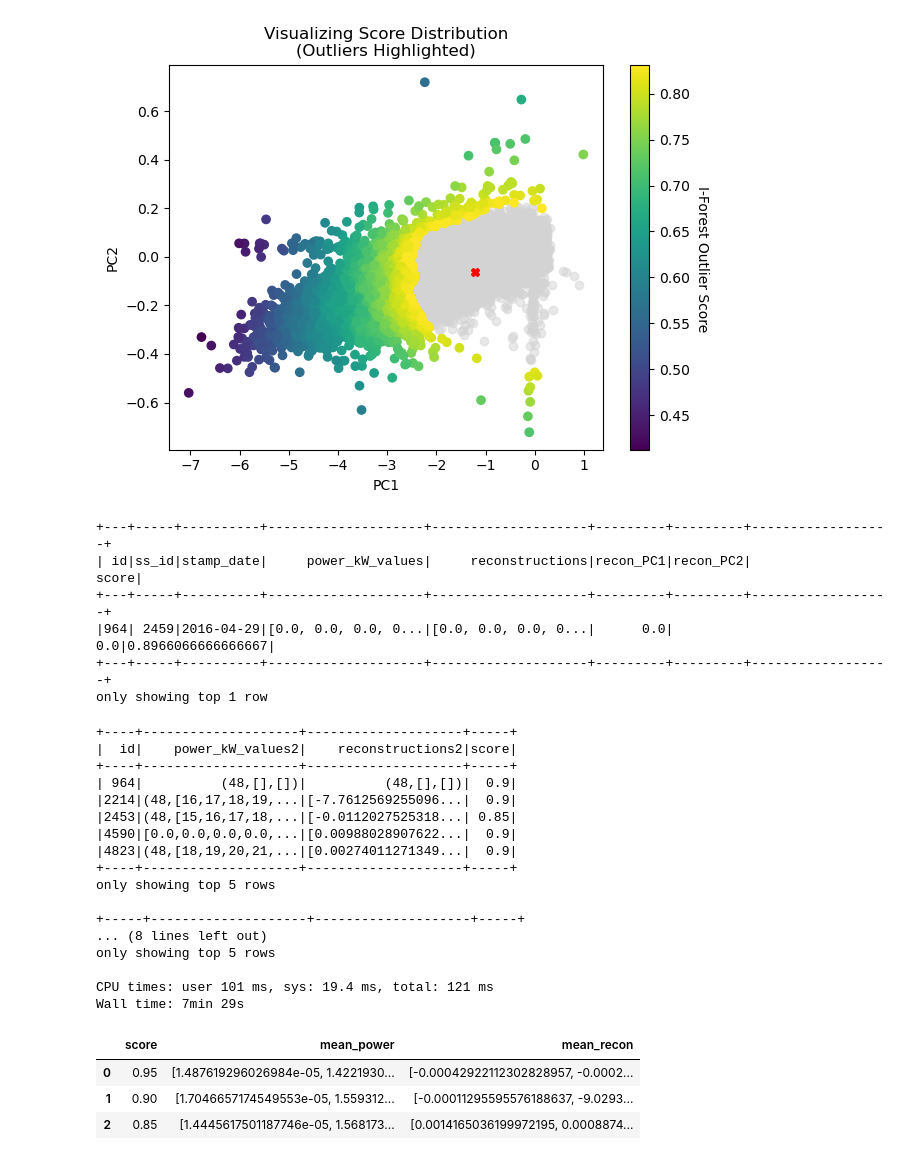
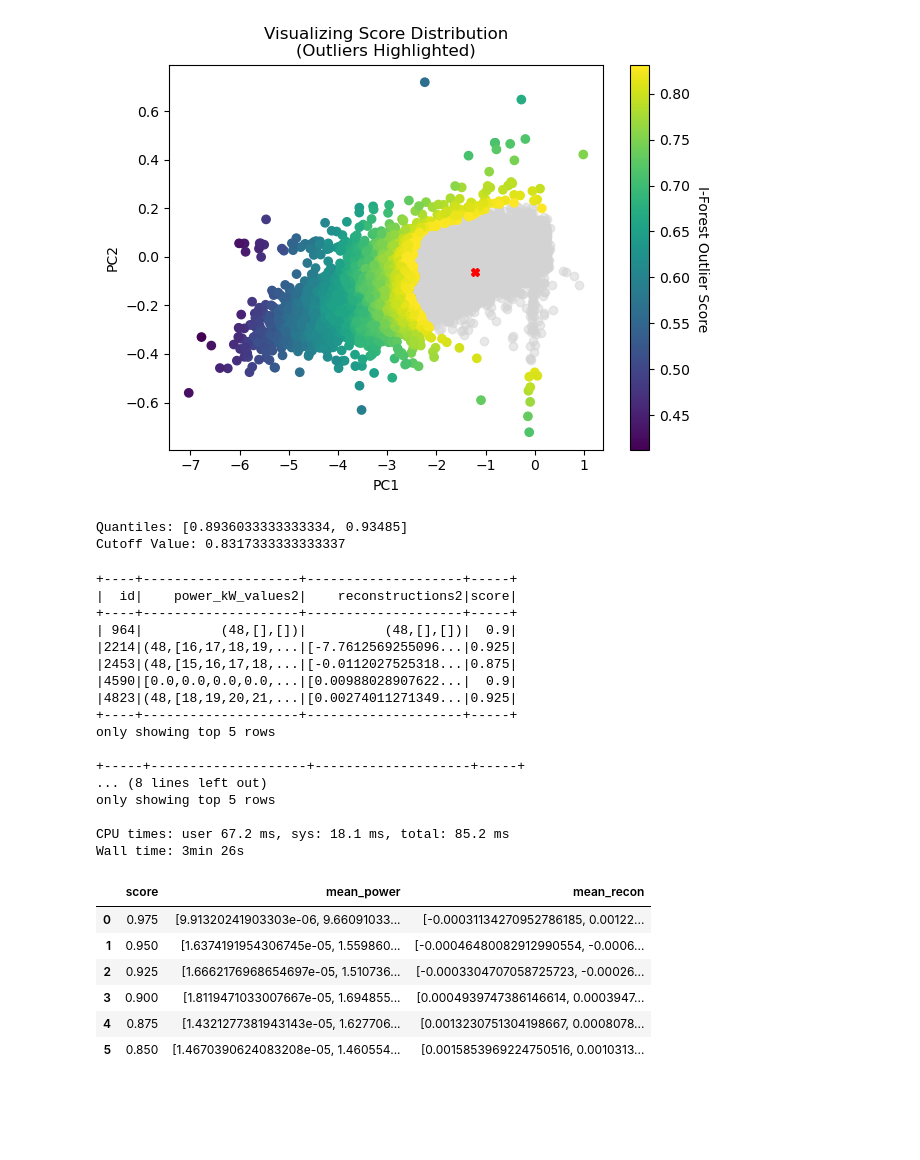
Before and after one commit to johnmtayag/Amazon-Recommender-System, a Jupyter notebook: N5.2_Isolation_Forest_Analysis.ipynb, the cells around one changed output. Cells and saved outputs as stored; diff of their text form; code cells hidden in the pictures; blank space fills up the shorter version.

```diff
--- a/N5.2_Isolation_Forest_Analysis.ipynb
+++ b/N5.2_Isolation_Forest_Analysis.ipynb
@@ -653,20 +731,21 @@ plt.colorbar(main_plt)
 plt.show()
 # %% [output]
 [figure]
-# %%
-df1 = df_base.select("id", "ss_id", "stamp_date", "power_kW_values", "reconstructions", "recon_PC1", "recon_PC2")
-df2 = df.select("id", F.col(mean_col).alias("score"))
-
-df_joined = df1.join(df2, on="id", how="inner")
-
-df_joined.show(1)
-# %% [output]
-+---+-----+----------+--------------------+--------------------+---------+---------+------------------+
-| id|ss_id|stamp_date|     power_kW_values|     reconstructions|recon_PC1|recon_PC2|             score|
-+---+-----+----------+--------------------+--------------------+---------+---------+------------------+
-|964| 2459|2016-04-29|[0.0, 0.0, 0.0, 0...|[0.0, 0.0, 0.0, 0...|      0.0|      0.0|0.8966066666666667|
-+---+-----+----------+--------------------+--------------------+---------+---------+------------------+
-only showing top 1 row
+# %%
+### Filter for all points that are an outlier and export the grouping to Pandas for further analysis
+
+# Find the Q1 - 1.5*IQR cutoff
+score_column_quantiles = df.approxQuantile(col=mean_col, probabilities=[0.25, 0.75], relativeError = 0.0001)
+print("Quantiles:", score_column_quantiles)
+Q1 = score_column_quantiles[0]
+Q3 = score_column_quantiles[1]
+
+# Calculate the respective IQR values and then the lower whiskers for outlier scores
+score_cutoff = Q1 - 1.5*(Q3-Q1)
+print("Cutoff Value:", score_cutoff)
+# %% [output]
+Quantiles: [0.8936033333333334, 0.93485]
+Cutoff Value: 0.8317333333333337
 # %%
 %%time
 ### Visualize average curves within each anomaly group (rounded to nearest .1) vs non-outliers
@@ -674,12 +753,18 @@ assemble_power = VectorAssembler(inputCols = [f"power_kW_values[{i}]" for i in r
 assemble_recon = VectorAssembler(inputCols = [f"reconstructions[{i}]" for i in range(0,48)], outputCol="reconstructions2")
 # summarizer = Summarizer.metrics("mean")
 
-df_normal = df_joined.select("id", "power_kW_values", "reconstructions", "score") \
-              .where(F.col("score") >= score_cutoff) \
-              .withColumn("score", F.round(F.round(F.col("score") * 2, 1)/2, 2))
-df_outlier = df_joined.select("id", "power_kW_values", "reconstructions", "score") \
-               .where(F.col("score") < score_cutoff) \
-               .withColumn("score", F.round(F.round(F.col("score") * 2, 1)/2, 2))
+df_normal = df_joined.select("id", "power_kW_values", "reconstructions", F.col("score").alias("score_old")) \
+                     .where(F.col("score_old") >= score_cutoff)
+df_normal = bucketizer.transform(df_normal) \
+                      .replace(bucket_map, subset=["score"]) \
+                      .withColumn("score", F.round("score",3))
+
+
+df_outlier = df_joined.select("id", "power_kW_values", "reconstructions", F.col("score").alias("score_old")) \
+               .where(F.col("score") < score_cutoff)
+df_outlier = bucketizer.transform(df_outlier) \
+                      .replace(bucket_map, subset=["score"]) \
+                      .withColumn("score", F.round("score",3))
 
 ### Calculate normal curve mean power/recon
 df_normal = assemble_power.transform(df_normal.select("*", *(F.col("power_kW_values").getItem(i) for i in range(0,48))))
@@ -703,10 +788,10 @@ outlier_mean_recons = df_outlier.groupBy("score").agg(Summarizer.mean(F.col("rec
 |  id|    power_kW_values2|    reconstructions2|score|
 +----+--------------------+--------------------+-----+
 | 964|          (48,[],[])|          (48,[],[])|  0.9|
-|2214|(48,[16,17,18,19,...|[-7.7612569255096...|  0.9|
-|2453|(48,[15,16,17,18,...|[-0.0112027525318...| 0.85|
+|2214|(48,[16,17,18,19,...|[-7.7612569255096...|0.925|
+|2453|(48,[15,16,17,18,...|[-0.0112027525318...|0.875|
 |4590|[0.0,0.0,0.0,0.0,...|[0.00988028907622...|  0.9|
-|4823|(48,[18,19,20,21,...|[0.00274011271349...|  0.9|
+|4823|(48,[18,19,20,21,...|[0.00274011271349...|0.925|
 +----+--------------------+--------------------+-----+
 only showing top 5 rows
 
@@ -714,8 +799,8 @@ only showing top 5 rows
 ... (8 lines left out)
 only showing top 5 rows
 
-CPU times: user 101 ms, sys: 19.4 ms, total: 121 ms
-Wall time: 7min 29s
+CPU times: user 67.2 ms, sys: 18.1 ms, total: 85.2 ms
+Wall time: 3min 26s
 # %%
 normal_mean_power_df = normal_mean_powers.toPandas()
 normal_mean_recon_df = normal_mean_recons.toPandas()
@@ -723,18 +808,21 @@ outlier_mean_power_df = outlier_mean_powers.toPandas()
 outlier_mean_recon_df = outlier_mean_recons.toPandas()
 # %%
 ### Combining normal dfs
-normal_df = pd.merge(normal_mean_power_df, normal_mean_recon_df, how="inner", on="score") \
-               .sort_values("score", ascending=False) \
-               .reset_index(drop=True)
+normal_df = pd.merge(normal_mean_power_df, normal_mean_recon_df, how="inner", on="score")
+normal_df = normal_df.sort_values("score", ascending=False) \
+                     .reset_index(drop=True)
 
 ### Combining outlier dfs
-outlier_df = pd.merge(outlier_mean_power_df, outlier_mean_recon_df, how="inner", on="score") \
-               .sort_values("score", ascending=False) \
-               .reset_index(drop=True)
+outlier_df = pd.merge(outlier_mean_power_df, outlier_mean_recon_df, how="inner", on="score")
+outlier_df = outlier_df.sort_values("score", ascending=False) \
+                       .reset_index(drop=True)
 
 normal_df
 # %% [output]
 |  | score | mean_power | mean_recon |
-| 0 | 0.95 | [1.487619296026984e-05, 1.4221930... | [-0.00042922112302828957, -0.0002... |
-| 1 | 0.90 | [1.7046657174549553e-05, 1.559312... | [-0.00011295595576188637, -9.0293... |
-| 2 | 0.85 | [1.4445617501187746e-05, 1.568173... | [0.0014165036199972195, 0.0008874... |
+| 0 | 0.975 | [9.91320241903303e-06, 9.66091033... | [-0.00031134270952786185, 0.00122... |
+| 1 | 0.950 | [1.6374191954306745e-05, 1.559860... | [-0.00046480082912990554, -0.0006... |
+| 2 | 0.925 | [1.6662176968654697e-05, 1.510736... | [-0.0003304707058725723, -0.00026... |
+| 3 | 0.900 | [1.8119471033007667e-05, 1.694855... | [0.0004939747386146614, 0.0003947... |
+| 4 | 0.875 | [1.4321277381943143e-05, 1.627706... | [0.0013230751304198667, 0.0008078... |
+| 5 | 0.850 | [1.4670390624083208e-05, 1.460554... | [0.0015853969224750516, 0.0010313... |
```
Also changed, not shown: parts of 18 cells of this notebook, 3 other files.
